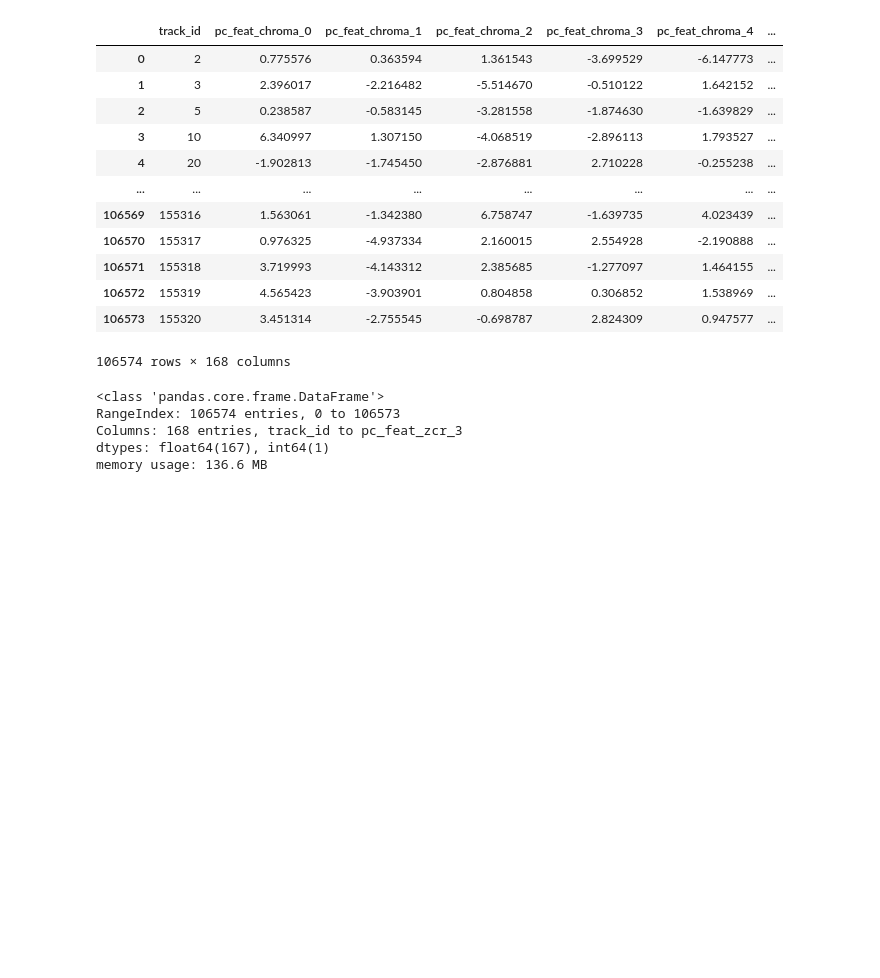
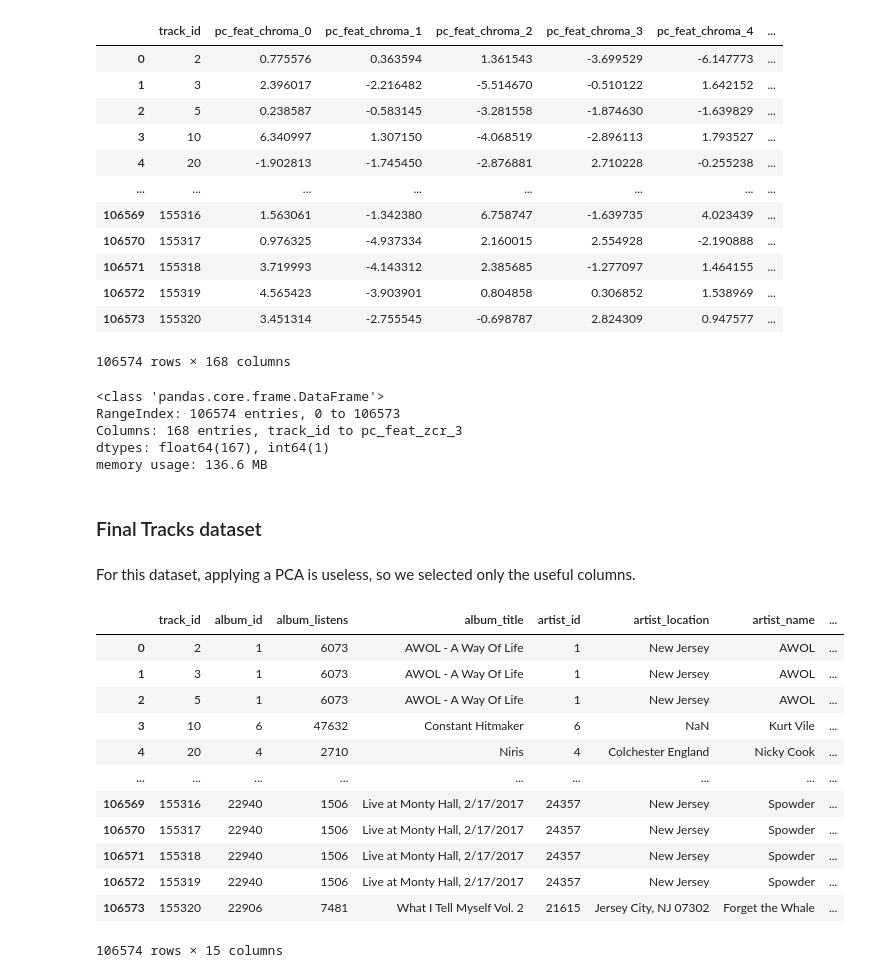
Before and after one commit to ClaraL27/ADM-HW4, a Jupyter notebook: main.ipynb, the cells around one changed output. Saved outputs shown, nothing was run; the diff lists cells and outputs as text; code cells hidden in the pictures; blank space fills up the shorter version.

```diff
--- a/main.ipynb
+++ b/main.ipynb
@@ -466,3 +468,28 @@ RangeIndex: 106574 entries, 0 to 106573
 Columns: 168 entries, track_id to pc_feat_zcr_3
 dtypes: float64(167), int64(1)
 memory usage: 136.6 MB
+# %% [markdown]
+### Final Tracks dataset
+# %% [markdown]
+For this dataset, applying a PCA is useless, so we selected only the useful columns.
+# %%
+track_col = ['track_id', 'album_id', 'album_listens', 'album_title', 'artist_id', 'artist_location', 'artist_name', 'track_bit_rate',
+             'track_duration', 'track_favorites', 'track_genre_top', 'track_genres', 'track_genres_all', 'track_language_code', 'track_title']
+
+tracks_final = tracks_cp.loc[:, track_col]
+# %%
+tracks_final
+# %% [output]
+|  | track_id | album_id | album_listens | album_title | artist_id | artist_location | artist_name | ... |
+| 0 | 2 | 1 | 6073 | AWOL - A Way Of Life | 1 | New Jersey | AWOL | ... |
+| 1 | 3 | 1 | 6073 | AWOL - A Way Of Life | 1 | New Jersey | AWOL | ... |
+| 2 | 5 | 1 | 6073 | AWOL - A Way Of Life | 1 | New Jersey | AWOL | ... |
+| 3 | 10 | 6 | 47632 | Constant Hitmaker | 6 | NaN | Kurt Vile | ... |
+| 4 | 20 | 4 | 2710 | Niris | 4 | Colchester England | Nicky Cook | ... |
+| ... | ... | ... | ... | ... | ... | ... | ... | ... |
+| 106569 | 155316 | 22940 | 1506 | Live at Monty Hall, 2/17/2017 | 24357 | New Jersey | Spowder | ... |
+| 106570 | 155317 | 22940 | 1506 | Live at Monty Hall, 2/17/2017 | 24357 | New Jersey | Spowder | ... |
+| 106571 | 155318 | 22940 | 1506 | Live at Monty Hall, 2/17/2017 | 24357 | New Jersey | Spowder | ... |
+| 106572 | 155319 | 22940 | 1506 | Live at Monty Hall, 2/17/2017 | 24357 | New Jersey | Spowder | ... |
+| 106573 | 155320 | 22906 | 7481 | What I Tell Myself Vol. 2 | 21615 | Jersey City, NJ 07302 | Forget the Whale | ... |
+106574 rows × 15 columns
```
Also changed, not shown: parts of 17 cells of this notebook.
